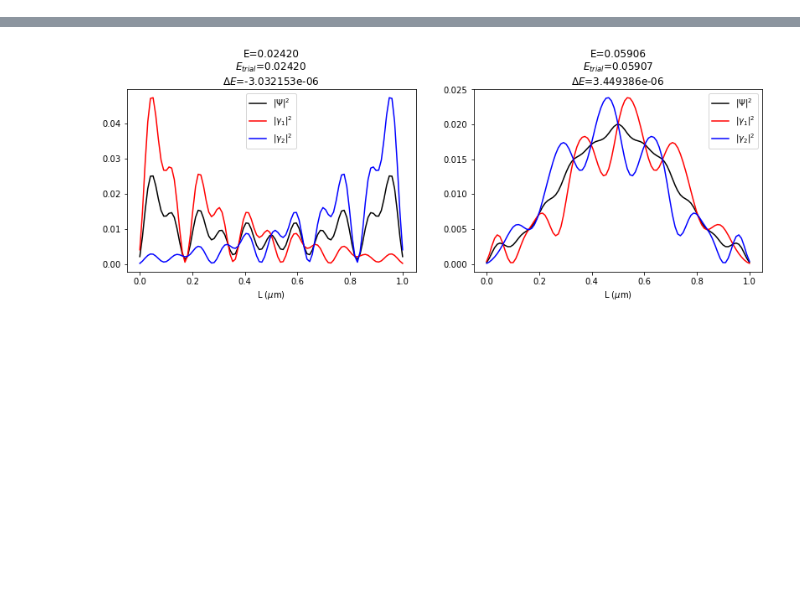
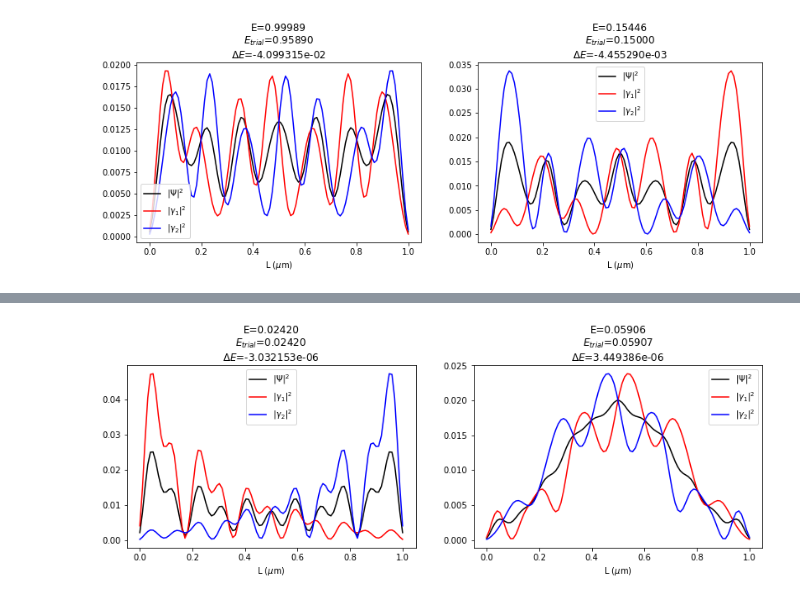
Before and after one commit to hainingpan/Conductance_Kwant, a Jupyter notebook: wavefunction.ipynb, the cells around one changed output, grey strips where cells are left out. Saved outputs shown, nothing was run; the diff lists cells and outputs as text; code cells hidden in the pictures; blank space fills up the shorter version.

Commit message:
add wavefunction for no SE

```diff
--- a/wavefunction.ipynb
+++ b/wavefunction.ipynb
@@ -7,11 +7,21 @@ import pickle
 def convert_to_parser(string):
     return string.split(' ')+['-wavefunction']
 # %%
-# oneline='-L=1 -mu=1 -lead_num=1 -lead_pos=LR -SE -x_max=1.2 -dissipation=0.00 -barrier_E=0.0 '
-oneline='-L=1 -mu=1 -lead_num=1 -lead_pos=LR -SE -x_max=1.2 -dissipation=0.00 -barrier_E=0.0 -muVar=1 -muVar_fn=randlist_100.dat'
+oneline='-L=1 -mu=1 -lead_num=1 -lead_pos=LR -x_num=1024 -y_num=3 -energy -barrier_E=0 -dissipation=0'
+# oneline='-L=1 -mu=1 -lead_num=1 -lead_pos=LR -SE -x_max=1.2 -dissipation=0.00 -barrier_E=0.0 -muVar=1 -muVar_fn=randlist_100.dat'
 # oneline='-L=0.4 -mu=5 -lead_num=2 -lead_pos=LR -SE -coupling_SC_SM=1.5 -Vzc=10 -x_max=8 -y_min=-3 -y_max=3 -dissipation=0. -barrier_E=0.0 -Delta0=3'
 # %%
 parser=Maj.argparse.ArgumentParser()
 args=Maj.parse_arguments(parser,convert_to_parser(oneline))
 # %%
 nw=Maj.Nanowire(args)
+# %%
+trial=[0.9589,0.15]
+fig,axs=plt.subplots(1,2,figsize=(6.8*2,4))
+results=[]
+for y,ax in zip(trial,axs):
+    result=nw.wavefunction(0.6,y)
+    Maj.plot_wavefunction(result,args,fig,ax)
+    results.append(result)
+# %% [output]
+[figure, added]
```
Also changed, not shown: parts of 1 cell of this notebook, 2 other files.
